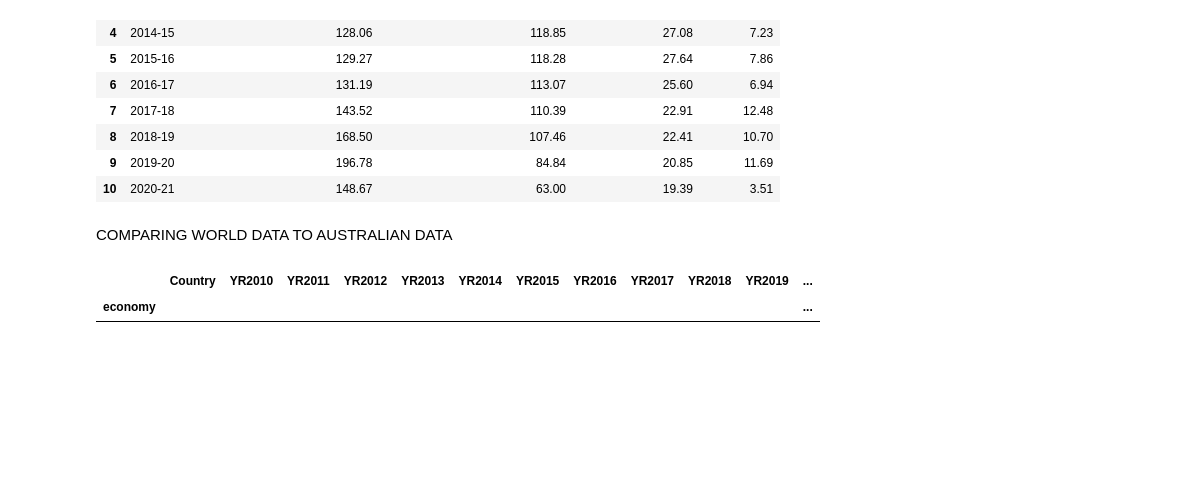
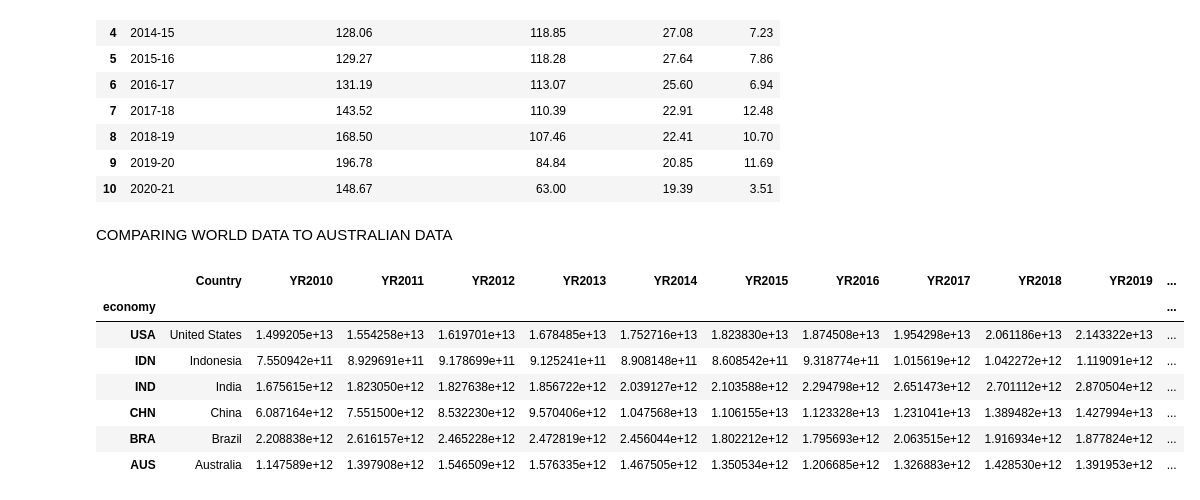
Before and after one commit to Lopokoiyit/PROJECT_ONE, a Jupyter notebook: combined code.ipynb, the cells around one changed output. Saved outputs shown, nothing was run; the diff lists cells and outputs as text; code cells hidden in the pictures; blank space fills up the shorter version.

```diff
--- a/combined code.ipynb
+++ b/combined code.ipynb
@@ -469,8 +474,14 @@ COMPARING WORLD DATA TO AUSTRALIAN DATA
 # %%
 #GDP PER CAPITA
 
-high_pop_cnt_gdp.append(gdppercap_Aus, ignore_index= True)
-high_pop_cnt_gdp
+combined_data= high_pop_cnt_gdp.append(gdppercap_Aus)
+combined_data
 # %% [output]
 |  | Country | YR2010 | YR2011 | YR2012 | YR2013 | YR2014 | YR2015 | YR2016 | YR2017 | YR2018 | YR2019 | ... |
 | economy |  |  |  |  |  |  |  |  |  |  |  | ... |
+| USA | United States | 1.499205e+13 | 1.554258e+13 | 1.619701e+13 | 1.678485e+13 | 1.752716e+13 | 1.823830e+13 | 1.874508e+13 | 1.954298e+13 | 2.061186e+13 | 2.143322e+13 | ... |
+| IDN | Indonesia | 7.550942e+11 | 8.929691e+11 | 9.178699e+11 | 9.125241e+11 | 8.908148e+11 | 8.608542e+11 | 9.318774e+11 | 1.015619e+12 | 1.042272e+12 | 1.119091e+12 | ... |
+| IND | India | 1.675615e+12 | 1.823050e+12 | 1.827638e+12 | 1.856722e+12 | 2.039127e+12 | 2.103588e+12 | 2.294798e+12 | 2.651473e+12 | 2.701112e+12 | 2.870504e+12 | ... |
+| CHN | China | 6.087164e+12 | 7.551500e+12 | 8.532230e+12 | 9.570406e+12 | 1.047568e+13 | 1.106155e+13 | 1.123328e+13 | 1.231041e+13 | 1.389482e+13 | 1.427994e+13 | ... |
+| BRA | Brazil | 2.208838e+12 | 2.616157e+12 | 2.465228e+12 | 2.472819e+12 | 2.456044e+12 | 1.802212e+12 | 1.795693e+12 | 2.063515e+12 | 1.916934e+12 | 1.877824e+12 | ... |
+| AUS | Australia | 1.147589e+12 | 1.397908e+12 | 1.546509e+12 | 1.576335e+12 | 1.467505e+12 | 1.350534e+12 | 1.206685e+12 | 1.326883e+12 | 1.428530e+12 | 1.391953e+12 | ... |
```
Also changed, not shown: parts of 2 cells of this notebook.
